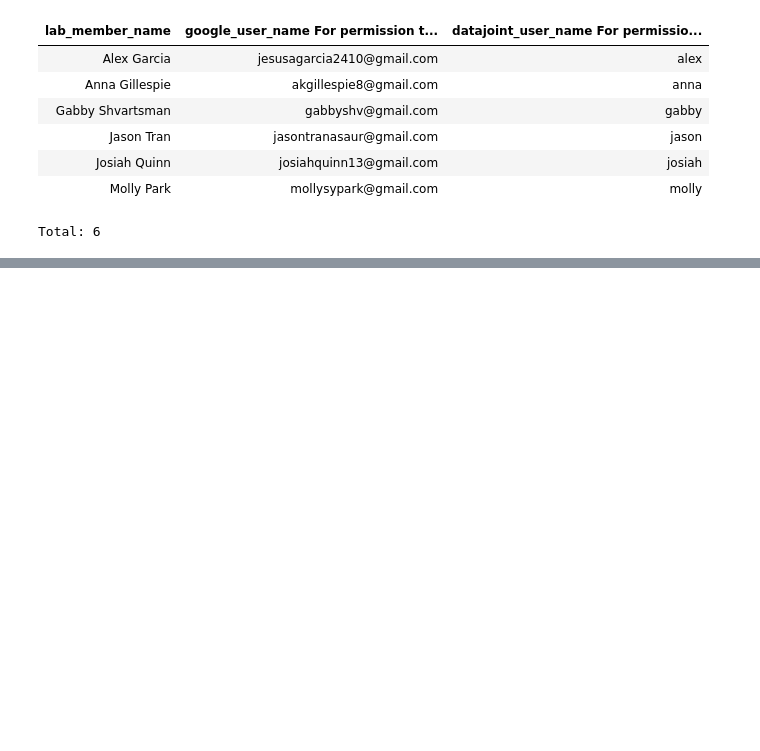
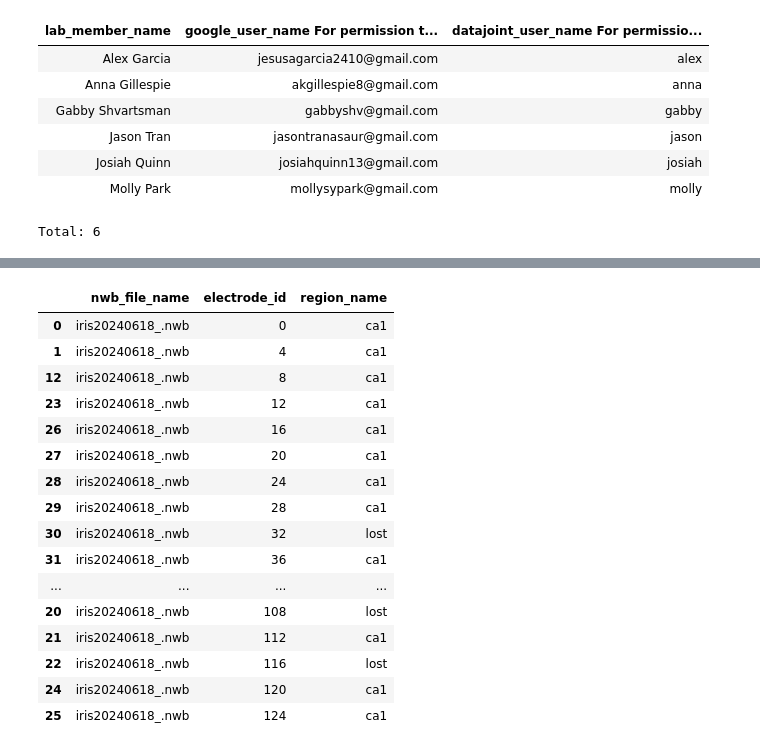
Before and after one commit to gillespielab/gl_spyglass, a Jupyter notebook: notebooks/tutorial_1.ipynb, the cells around one changed output, grey strips where cells are left out. Cells and saved outputs as stored; diff of their text form; code cells hidden in the pictures; blank space fills up the shorter version.

```diff
--- a/notebooks/tutorial_1.ipynb
+++ b/notebooks/tutorial_1.ipynb
@@ -65,0 +67,4 @@ Total: 6
+# %%
+#nwb_file_name = "despereaux07.nwb"
+nwb_copy_file_name = "iris20240618_.nwb"
+sgc.Session & {"subject_id": "iris"}
@@ -65,0 +196,28 @@ Total: 6
+# %%
+electrodes_df = (
+    pd.DataFrame(
+        (sgc.Electrode & {"nwb_file_name": nwb_copy_file_name, "probe_electrode": 0})
+        * sgc.BrainRegion
+    )
+    .loc[:, ["nwb_file_name", "electrode_id", "region_name"]]
+    .sort_values(by="electrode_id")
+)
+electrodes_df
+# %% [output]
+|  | nwb_file_name | electrode_id | region_name |
+| 0 | iris20240618_.nwb | 0 | ca1 |
+| 1 | iris20240618_.nwb | 4 | ca1 |
+| 12 | iris20240618_.nwb | 8 | ca1 |
+| 23 | iris20240618_.nwb | 12 | ca1 |
+| 26 | iris20240618_.nwb | 16 | ca1 |
+| 27 | iris20240618_.nwb | 20 | ca1 |
+| 28 | iris20240618_.nwb | 24 | ca1 |
+| 29 | iris20240618_.nwb | 28 | ca1 |
+| 30 | iris20240618_.nwb | 32 | lost |
+| 31 | iris20240618_.nwb | 36 | ca1 |
+| ... | ... | ... | ... |
+| 20 | iris20240618_.nwb | 108 | lost |
+| 21 | iris20240618_.nwb | 112 | ca1 |
+| 22 | iris20240618_.nwb | 116 | lost |
+| 24 | iris20240618_.nwb | 120 | ca1 |
+| 25 | iris20240618_.nwb | 124 | ca1 |
```
Also changed, not shown: parts of 16 cells of this notebook.
